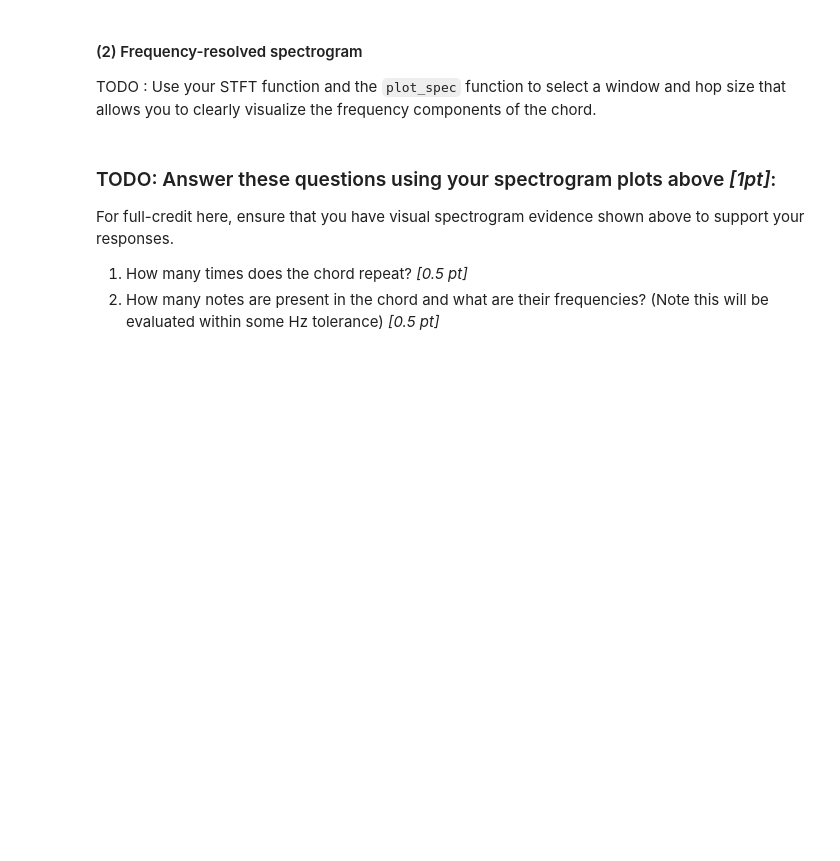
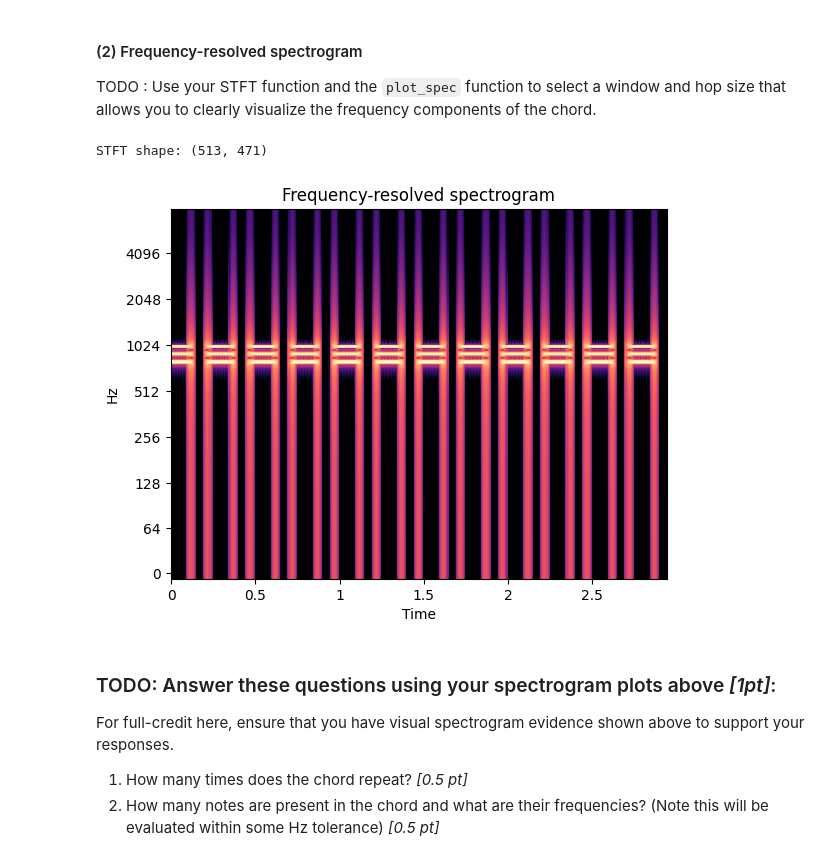
Before and after one commit to qianshuguo/csgy-6933-machine-listening, a Jupyter notebook: assignment1/assignment1_student.ipynb, the cells around one changed output. Cells and saved outputs as stored; diff of their text form; code cells hidden in the pictures; blank space fills up the shorter version.

```diff
--- a/assignment1/assignment1_student.ipynb
+++ b/assignment1/assignment1_student.ipynb
@@ -554,3 +633,25 @@ TODO : Use your STFT function and the `plot_spec` function to select a window an
+# %%
+# frequency-resolved spectrogram code
+freq_frame_length = 1024
+freq_hop_length = 100
+
+freq_stft = simple_stft(
+    chord,
+    frame_len=freq_frame_length,
+    hop_len=freq_hop_length,
+    window_type="hann"
+)
+
+print("STFT shape:", freq_stft.shape)
+
+plot_spec(
+    freq_stft,
+    hop_length=freq_hop_length,
+    title="Frequency-resolved spectrogram"
+)
+# %% [output]
+STFT shape: (513, 471)
+[figure, added]
 # %% [markdown]
 ### TODO: Answer these questions using your spectrogram plots above *[1pt]*:
 
```
Also changed, not shown: parts of 12 cells of this notebook.
